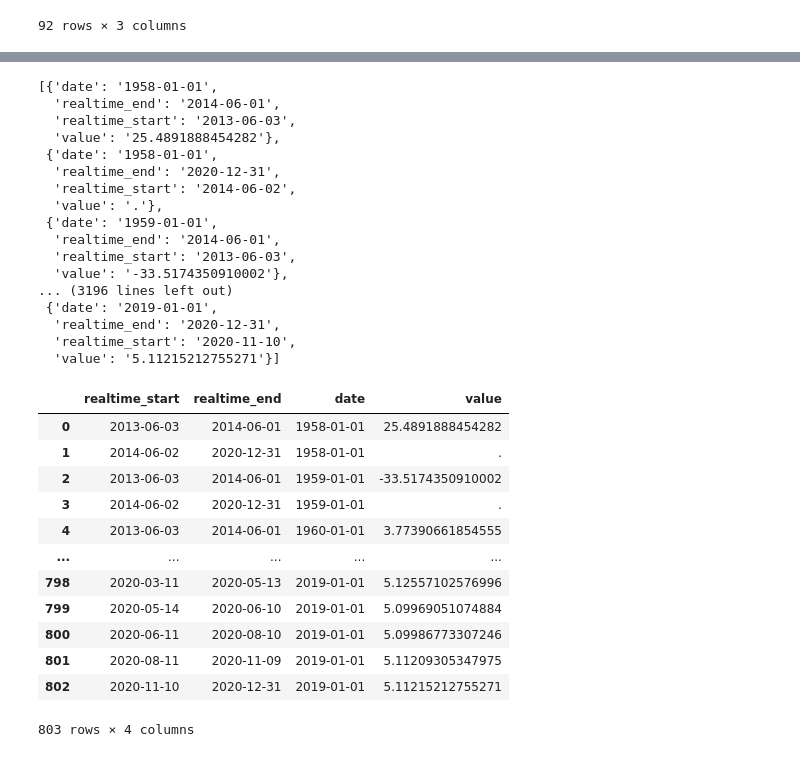
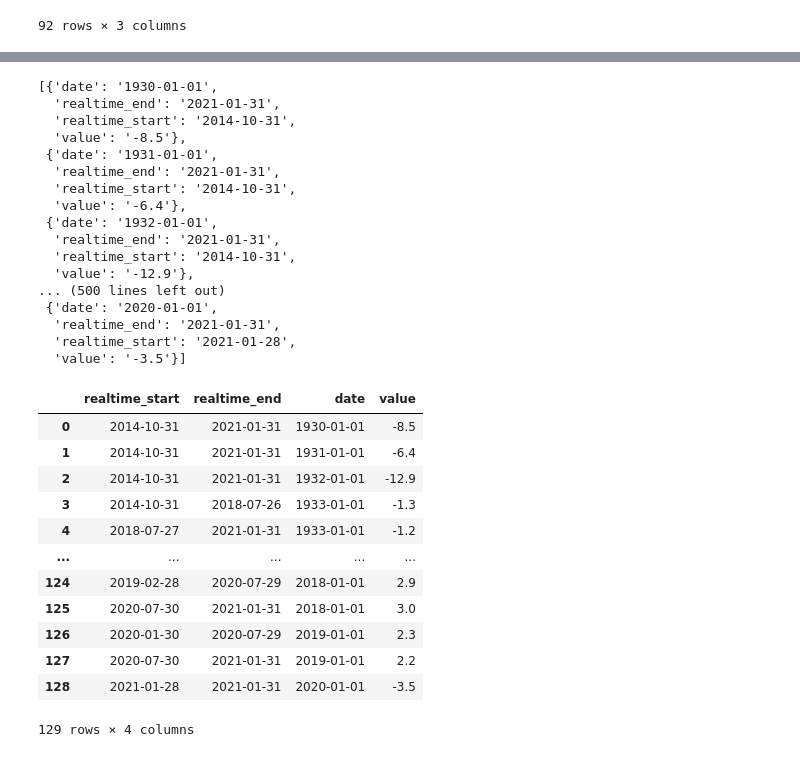
Before and after one commit to harrybonsu/ETL_Project, a Jupyter notebook: ETL_project.ipynb, the cells around one changed output, grey strips where cells are left out. Cells and saved outputs as stored; diff of their text form; code cells hidden in the pictures.

```diff
--- a/ETL_project.ipynb
+++ b/ETL_project.ipynb
@@ -55,8 +60,8 @@ cpi_inflation_df
 # %%
 #https://alfred.stlouisfed.org/series/downloaddata?seid=MABMM301USA657S
-url = 'https://api.stlouisfed.org/fred/series/observations?series_id=MABMM301USA657S'
+url = 'https://api.stlouisfed.org/fred/series/observations?series_id=A191RL1A225NBEA'
 realtime_start = '1958-01-01'
-realtime_end = '2020-12-31'
+realtime_end = '2021-01-31'
 # %%
 # https://api.stlouisfed.org/fred/series/observations?series_id=GNPCA
 # &realtime_start=1776-07-04&realtime_end=9999-12-31&api_key=abcdefghijklmnopqrstuvwxyz123456
@@ -89,37 +94,37 @@ pprint(response)
 # %%
 pprint(response['observations'])
 # %% [output]
-[{'date': '1958-01-01',
-  'realtime_end': '2014-06-01',
-  'realtime_start': '2013-06-03',
-  'value': '25.4891888454282'},
- {'date': '1958-01-01',
-  'realtime_end': '2020-12-31',
-  'realtime_start': '2014-06-02',
-  'value': '.'},
- {'date': '1959-01-01',
-  'realtime_end': '2014-06-01',
-  'realtime_start': '2013-06-03',
-  'value': '-33.5174350910002'},
-... (3196 lines left out)
- {'date': '2019-01-01',
-  'realtime_end': '2020-12-31',
-  'realtime_start': '2020-11-10',
-  'value': '5.11215212755271'}]
+[{'date': '1930-01-01',
+  'realtime_end': '2021-01-31',
+  'realtime_start': '2014-10-31',
+  'value': '-8.5'},
+ {'date': '1931-01-01',
+  'realtime_end': '2021-01-31',
+  'realtime_start': '2014-10-31',
+  'value': '-6.4'},
+ {'date': '1932-01-01',
+  'realtime_end': '2021-01-31',
+  'realtime_start': '2014-10-31',
+  'value': '-12.9'},
+... (500 lines left out)
+ {'date': '2020-01-01',
+  'realtime_end': '2021-01-31',
+  'realtime_start': '2021-01-28',
+  'value': '-3.5'}]
 # %%
-data_frame = pd.DataFrame(response['observations'])
-data_frame
+gdp_df = pd.DataFrame(response['observations'])
+gdp_df
 # %% [output]
 |  | realtime_start | realtime_end | date | value |
-| 0 | 2013-06-03 | 2014-06-01 | 1958-01-01 | 25.4891888454282 |
-| 1 | 2014-06-02 | 2020-12-31 | 1958-01-01 | . |
-| 2 | 2013-06-03 | 2014-06-01 | 1959-01-01 | -33.5174350910002 |
-| 3 | 2014-06-02 | 2020-12-31 | 1959-01-01 | . |
-| 4 | 2013-06-03 | 2014-06-01 | 1960-01-01 | 3.77390661854555 |
+| 0 | 2014-10-31 | 2021-01-31 | 1930-01-01 | -8.5 |
+| 1 | 2014-10-31 | 2021-01-31 | 1931-01-01 | -6.4 |
+| 2 | 2014-10-31 | 2021-01-31 | 1932-01-01 | -12.9 |
+| 3 | 2014-10-31 | 2018-07-26 | 1933-01-01 | -1.3 |
+| 4 | 2018-07-27 | 2021-01-31 | 1933-01-01 | -1.2 |
 | ... | ... | ... | ... | ... |
-| 798 | 2020-03-11 | 2020-05-13 | 2019-01-01 | 5.12557102576996 |
-| 799 | 2020-05-14 | 2020-06-10 | 2019-01-01 | 5.09969051074884 |
-| 800 | 2020-06-11 | 2020-08-10 | 2019-01-01 | 5.09986773307246 |
-| 801 | 2020-08-11 | 2020-11-09 | 2019-01-01 | 5.11209305347975 |
-| 802 | 2020-11-10 | 2020-12-31 | 2019-01-01 | 5.11215212755271 |
+| 124 | 2019-02-28 | 2020-07-29 | 2018-01-01 | 2.9 |
+| 125 | 2020-07-30 | 2021-01-31 | 2018-01-01 | 3.0 |
+| 126 | 2020-01-30 | 2020-07-29 | 2019-01-01 | 2.3 |
+| 127 | 2020-07-30 | 2021-01-31 | 2019-01-01 | 2.2 |
+| 128 | 2021-01-28 | 2021-01-31 | 2020-01-01 | -3.5 |
-803 rows × 4 columns
+129 rows × 4 columns
```
Also changed, not shown: parts of 23 cells of this notebook, 1 other file.
